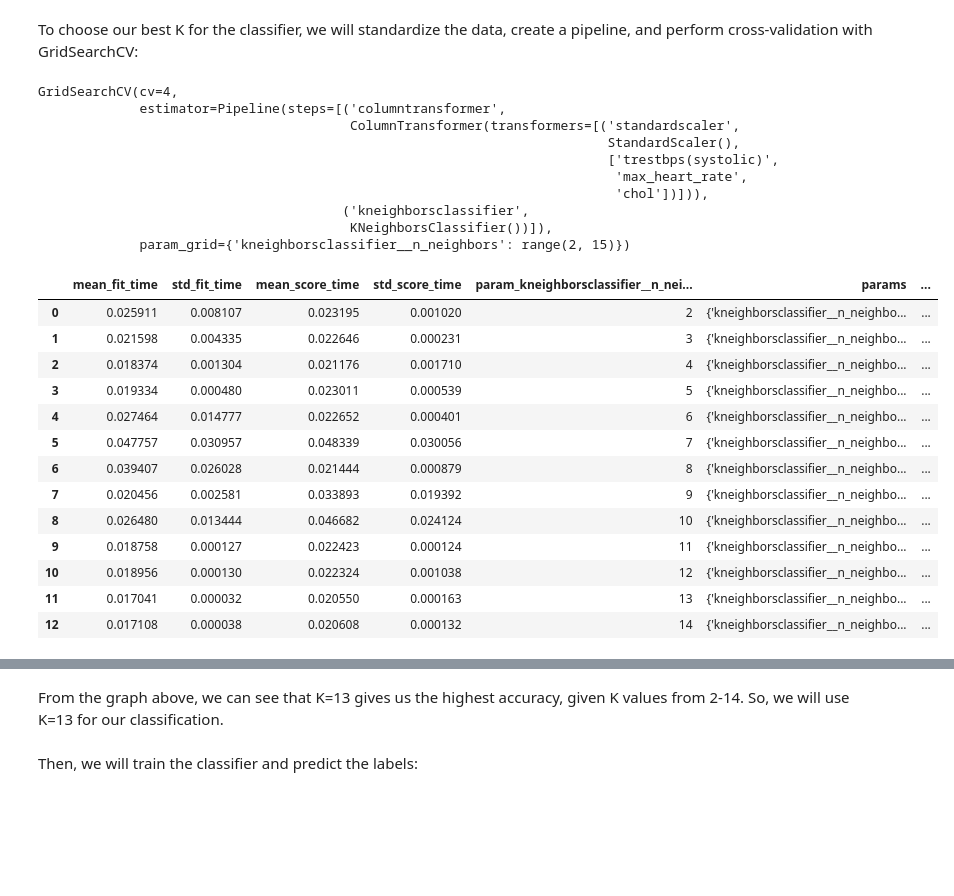
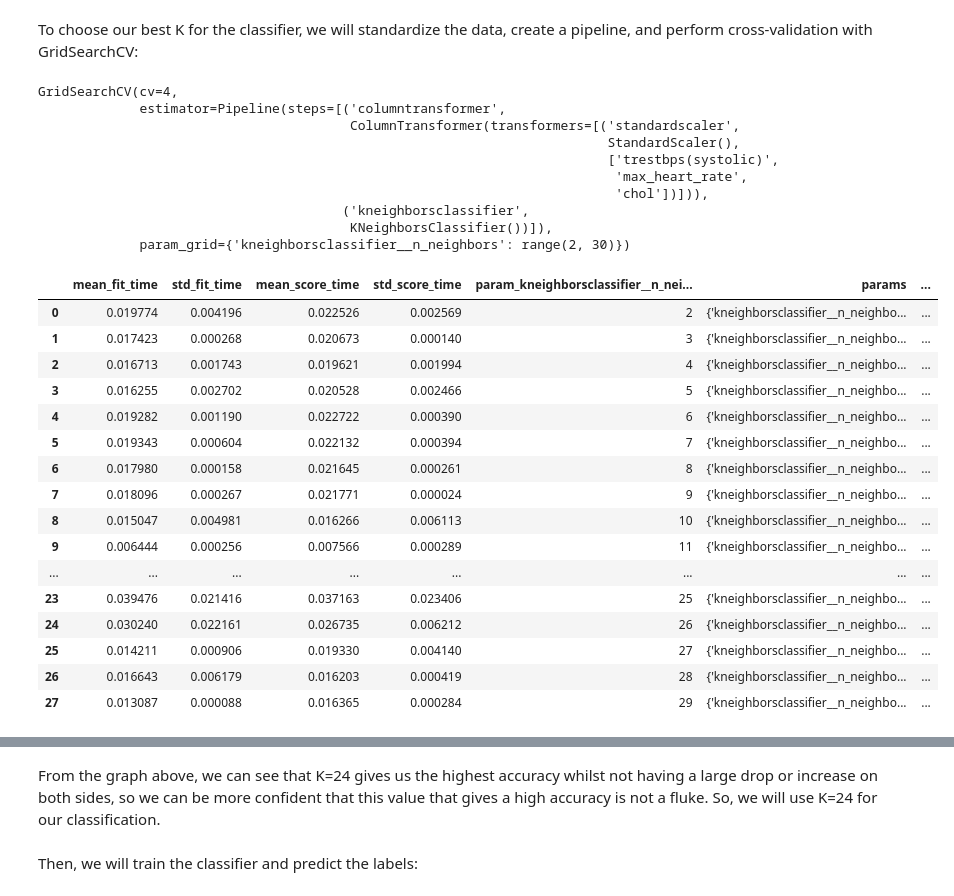
Before and after one commit to cathyleii/AmazingAnts2, a Jupyter notebook: GroupReport.ipynb, the cells around one changed output, grey strips where cells are left out. Drawn from its saved outputs; the diff is of its cells as text; code cells hidden in the pictures; blank space fills up the shorter version.

```diff
--- a/GroupReport.ipynb
+++ b/GroupReport.ipynb
@@ -205,7 +208,7 @@ Since our research question focuses more on the general question of whether we c
 # %%
 hd_train["heart_disease_presence"] = (hd_train['heart_disease_presence']).astype(str)
-hd_general = hd_train.replace({"heart_disease_presence": {"0":"no", "1":"yes", "2":"yes", "3":"yes", "4":"yes"}})
-hd_general
+hd_general_train = hd_train.replace({"heart_disease_presence": {"0":"no", "1":"yes", "2":"yes", "3":"yes", "4":"yes"}})
+hd_general_train
 # %% [output]
 |  | age | sex | cp | trestbps(systolic) | chol | fbs | restecg | max_heart_rate | exang | ... |
 | 295 | 41.0 | 1.0 | 2.0 | 120.0 | 157.0 | 0.0 | 0.0 | 182.0 | 0.0 | ... |
@@ -269,7 +334,7 @@ hd_preprocessor = make_column_transformer(
 )
 
 param_grid = {
-    "kneighborsclassifier__n_neighbors": range(2, 15, 1),
+    "kneighborsclassifier__n_neighbors": range(2, 30, 1),
 }
 
 hd_tune_pipe = make_pipeline(hd_preprocessor, KNeighborsClassifier())
@@ -289,31 +354,34 @@ GridSearchCV(cv=4,
                                                                           'chol'])])),
                                        ('kneighborsclassifier',
                                         KNeighborsClassifier())]),
-             param_grid={'kneighborsclassifier__n_neighbors': range(2, 15)})
+             param_grid={'kneighborsclassifier__n_neighbors': range(2, 30)})
 # %%
-X_tune = hd_train[["trestbps(systolic)", "max_heart_rate", "chol"]]
-y_tune = hd_train["heart_disease_presence"]
+X_tune = hd_general_train[["trestbps(systolic)", "max_heart_rate", "chol"]]
+y_tune = hd_general_train["heart_disease_presence"]
 
 knn_model_grid = knn_tune_grid.fit(X_tune, y_tune)
 
 accuracies_grid = pd.DataFrame(knn_model_grid.cv_results_)
 knn_model_grid
 accuracies_grid
 # %% [output]
 |  | mean_fit_time | std_fit_time | mean_score_time | std_score_time | param_kneighborsclassifier__n_nei... | params | ... |
-| 0 | 0.025911 | 0.008107 | 0.023195 | 0.001020 | 2 | {'kneighborsclassifier__n_neighbo... | ... |
-| 1 | 0.021598 | 0.004335 | 0.022646 | 0.000231 | 3 | {'kneighborsclassifier__n_neighbo... | ... |
-| 2 | 0.018374 | 0.001304 | 0.021176 | 0.001710 | 4 | {'kneighborsclassifier__n_neighbo... | ... |
-| 3 | 0.019334 | 0.000480 | 0.023011 | 0.000539 | 5 | {'kneighborsclassifier__n_neighbo... | ... |
-| 4 | 0.027464 | 0.014777 | 0.022652 | 0.000401 | 6 | {'kneighborsclassifier__n_neighbo... | ... |
-| 5 | 0.047757 | 0.030957 | 0.048339 | 0.030056 | 7 | {'kneighborsclassifier__n_neighbo... | ... |
-| 6 | 0.039407 | 0.026028 | 0.021444 | 0.000879 | 8 | {'kneighborsclassifier__n_neighbo... | ... |
-| 7 | 0.020456 | 0.002581 | 0.033893 | 0.019392 | 9 | {'kneighborsclassifier__n_neighbo... | ... |
-| 8 | 0.026480 | 0.013444 | 0.046682 | 0.024124 | 10 | {'kneighborsclassifier__n_neighbo... | ... |
-| 9 | 0.018758 | 0.000127 | 0.022423 | 0.000124 | 11 | {'kneighborsclassifier__n_neighbo... | ... |
-| 10 | 0.018956 | 0.000130 | 0.022324 | 0.001038 | 12 | {'kneighborsclassifier__n_neighbo... | ... |
-| 11 | 0.017041 | 0.000032 | 0.020550 | 0.000163 | 13 | {'kneighborsclassifier__n_neighbo... | ... |
-| 12 | 0.017108 | 0.000038 | 0.020608 | 0.000132 | 14 | {'kneighborsclassifier__n_neighbo... | ... |
+| 0 | 0.019774 | 0.004196 | 0.022526 | 0.002569 | 2 | {'kneighborsclassifier__n_neighbo... | ... |
+| 1 | 0.017423 | 0.000268 | 0.020673 | 0.000140 | 3 | {'kneighborsclassifier__n_neighbo... | ... |
+| 2 | 0.016713 | 0.001743 | 0.019621 | 0.001994 | 4 | {'kneighborsclassifier__n_neighbo... | ... |
+| 3 | 0.016255 | 0.002702 | 0.020528 | 0.002466 | 5 | {'kneighborsclassifier__n_neighbo... | ... |
+| 4 | 0.019282 | 0.001190 | 0.022722 | 0.000390 | 6 | {'kneighborsclassifier__n_neighbo... | ... |
+| 5 | 0.019343 | 0.000604 | 0.022132 | 0.000394 | 7 | {'kneighborsclassifier__n_neighbo... | ... |
+| 6 | 0.017980 | 0.000158 | 0.021645 | 0.000261 | 8 | {'kneighborsclassifier__n_neighbo... | ... |
+| 7 | 0.018096 | 0.000267 | 0.021771 | 0.000024 | 9 | {'kneighborsclassifier__n_neighbo... | ... |
+| 8 | 0.015047 | 0.004981 | 0.016266 | 0.006113 | 10 | {'kneighborsclassifier__n_neighbo... | ... |
+| 9 | 0.006444 | 0.000256 | 0.007566 | 0.000289 | 11 | {'kneighborsclassifier__n_neighbo... | ... |
+| ... | ... | ... | ... | ... | ... | ... | ... |
+| 23 | 0.039476 | 0.021416 | 0.037163 | 0.023406 | 25 | {'kneighborsclassifier__n_neighbo... | ... |
+| 24 | 0.030240 | 0.022161 | 0.026735 | 0.006212 | 26 | {'kneighborsclassifier__n_neighbo... | ... |
+| 25 | 0.014211 | 0.000906 | 0.019330 | 0.004140 | 27 | {'kneighborsclassifier__n_neighbo... | ... |
+| 26 | 0.016643 | 0.006179 | 0.016203 | 0.000419 | 28 | {'kneighborsclassifier__n_neighbo... | ... |
+| 27 | 0.013087 | 0.000088 | 0.016365 | 0.000284 | 29 | {'kneighborsclassifier__n_neighbo... | ... |
 # %%
 accuracy_versus_k_grid = (
     alt.Chart(accuracies_grid, title="Grid Search")
@@ -338,7 +406,7 @@ accuracy_versus_k_grid
 # %% [output]
 [interactive output not drawn]
 # %% [markdown]
-From the graph above, we can see that K=13 gives us the highest accuracy, given K values from 2-14. So, we will use K=13 for our classification.
+From the graph above, we can see that K=24 gives us the highest accuracy whilst not having a large drop or increase on both sides, so we can be more confident that this value that gives a high accuracy is not a fluke. So, we will use K=24 for our classification.
 # %% [markdown]
 Then, we will train the classifier and predict the labels:
 # %%
```
Also changed, not shown: parts of 11 cells of this notebook.
